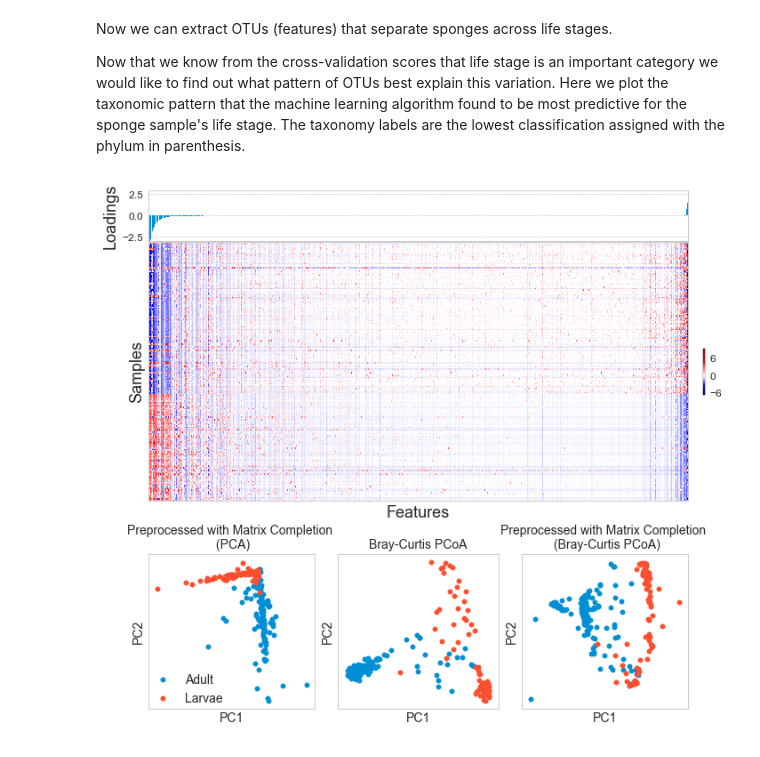
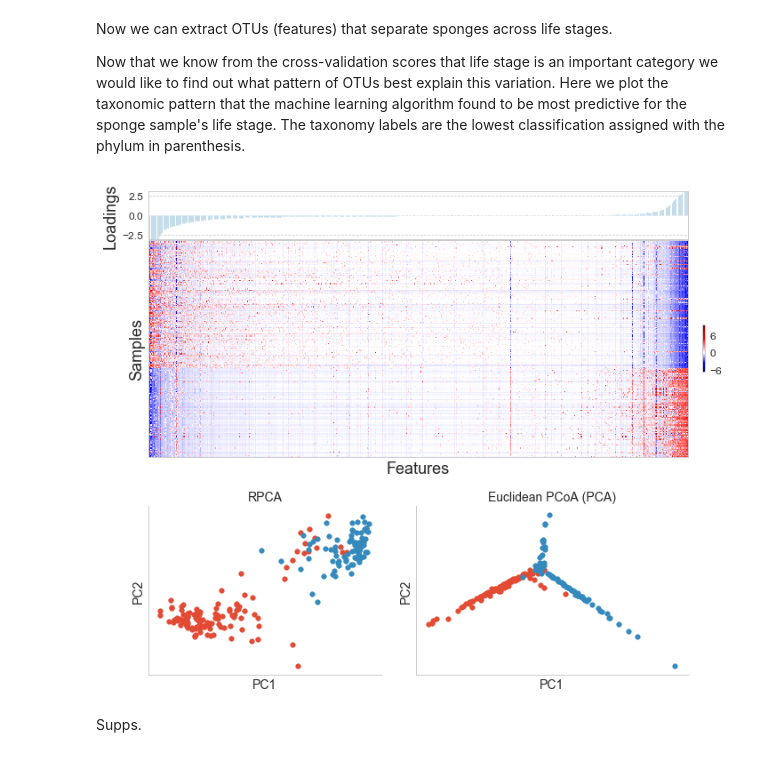
Before and after one commit to biocore/DEICODE, a Jupyter notebook: Examples/sponge_biom.ipynb, the cells around one changed output. Cells and saved outputs as stored; diff of their text form; code cells hidden in the pictures.

Commit message:
adding updated benchmarking and rclr addition to sponges, also format of input for optspace is now nan or zeros

```diff
--- a/Examples/sponge_biom.ipynb
+++ b/Examples/sponge_biom.ipynb
@@ -88,16 +81,19 @@ Now we can extract OTUs (features) that separate sponges across life stages.
  Now that we know from the cross-validation scores that life stage is an important category we would like to find out what pattern of OTUs best explain this variation.  Here we plot the taxonomic pattern that the machine learning algorithm found to be most predictive for the sponge sample's life stage. The taxonomy labels are the lowest classification assigned with the phylum in parenthesis.
 # %%
 # Get the Loading
-otum_comp=otutabledf.copy().as_matrix().astype(np.float64) # make copy for imputation, check type
+table_rclrdf=rclr(otutabledf.copy())
 # return matrix loadings (where U is sample loading and V is OTU loading)
-U, s, V, _ = optspace(otum_comp, r=2, niter=40, tol=1e-8)
+U, s, V, _ = optspace(table_rclrdf.copy(), r=2, niter=5, tol=1e-5)
 sample_loading=pd.DataFrame(U,index=otutabledf.index)
 feature_loading=pd.DataFrame(V,index=otutabledf.columns)
 S=pd.DataFrame(s)
 
-method='braycurtis'
+method='euclidean'
 completedf = pd.DataFrame(U.dot(s).dot(V.T), index=otutabledf.index, columns=otutabledf.columns)
 raw_res = pcoa(DistanceMatrix(pdist(otutabledf.as_matrix(), method),
                               list(otutabledf.index)))
-com_res = pcoa(DistanceMatrix(pdist(completedf.as_matrix(), method),
-                              list(otutabledf.index)))
+
+#save values to df
+feature_loading = feature_loading.sort_values(by=0)
+life_stage = mappingdf['Life Stage'].sort_values()
+sample_loading = sample_loading.rename(columns={0: 'PC1', 1: 'PC2'})
@@ -122,6 +114,8 @@ def plot_lifestage(samples, md, ax):
     ax.scatter(samples.loc[~idx, 'PC1'], samples.loc[~idx, 'PC2'], label='Larvae')
 
     ax.grid()
+    ax.spines['right'].set_visible(False)
+    ax.spines['top'].set_visible(False)
     ax.set_xticks([])
     ax.set_yticks([])
     ax.set_ylabel('PC2', fontsize=14)
@@ -132,6 +126,7 @@ import matplotlib.colors as colors
 import matplotlib.gridspec as gridspec
 from matplotlib import ticker
 
+plt.style.use('ggplot')
 sns.set_style('whitegrid')
 
 class MidpointNormalize(colors.Normalize):
@@ -148,16 +143,15 @@ class MidpointNormalize(colors.Normalize):
 
 fig = plt.figure(figsize=(10, 10), facecolor='white')
 gs = gridspec.GridSpec(100, 100)
-ax_map = plt.subplot(gs[10:60, :97])
+ax_map = plt.subplot(gs[10:55, :97])
 ax_bar = plt.subplot(gs[0:10, :97])
-ax_cbar = plt.subplot(gs[10:60, 97:])
+ax_cbar = plt.subplot(gs[10:55, 97:])
 
-ax_raw_complete = plt.subplot(gs[70:, :30])
-ax_raw_bray = plt.subplot(gs[70:, 34:63])
-ax_bray_complete = plt.subplot(gs[70:, 67:97])
+ax_raw_complete = plt.subplot(gs[65:, :42])
+ax_raw_bray = plt.subplot(gs[65:, 48:97])
 
 ind = np.arange(feature_loading.shape[0])
-ax_bar.bar(ind, feature_loading[0])
+ax_bar.bar(ind, feature_loading[0],color='#1f78b4',alpha=1)
 ax_bar.set_xlim([0, feature_loading.shape[0]])
 ax_bar.set_ylim([feature_loading[0].min(), feature_loading[0].max()])
 ax_bar.set_xticks([])
@@ -168,38 +162,37 @@ ax_bar.set_ylabel('Loadings', fontsize=18)
 ax_bar.tick_params(labelsize=12)
 
 sorted_df = otutabledf.reindex(index=life_stage.index, columns=feature_loading.index)
 img = ax_map.imshow(clr(centralize(sorted_df+1)), aspect='auto',
                     norm=MidpointNormalize(midpoint=0.),
                     interpolation='nearest', cmap='seismic')
 ax_map.set_xticks([])
 ax_map.set_yticks([])
 ax_map.set_xlabel('Features', fontsize=18)
 ax_map.set_ylabel('Samples', fontsize=18)
 ax_map.grid()
 
 cbar = fig.colorbar(img, ax=ax_cbar)
 cbar.ax.tick_params(labelsize=12)
 tick_locator = ticker.MaxNLocator(nbins=3)
 cbar.locator = tick_locator
 cbar.update_ticks()
 ax_cbar.grid()
 ax_cbar.set_xticks([])
 ax_cbar.set_yticks([])
 ax_cbar.axis('off')
 
 ax_cbar.grid()
 ax_cbar.set_xticks([])
 ax_cbar.set_yticks([])
 
 ax_raw_complete = plot_lifestage(sample_loading, mappingdf, ax_raw_complete)
 ax_raw_bray = plot_lifestage(raw_res.samples, mappingdf, ax_raw_bray)
-ax_bray_complete = plot_lifestage(com_res.samples, mappingdf, ax_bray_complete)
-ax_raw_complete.set_title('Preprocessed with Matrix Completion \n (PCA)', fontsize=14)
-ax_raw_bray.set_title('Bray-Curtis PCoA', fontsize=14)
-ax_bray_complete.set_title('Preprocessed with Matrix Completion \n (Bray-Curtis PCoA)', fontsize=14)
-ax_bray_complete.legend(fontsize=12,prop={'size':14}, loc=2,bbox_to_anchor=(-2.3, .3))
-fig.savefig('figure4.pdf')
+ax_raw_complete.set_title('RPCA', fontsize=14)
+ax_raw_bray.set_title('Euclidean PCoA (PCA)', fontsize=14)
+fig.savefig('figures/figure4.png')
 plt.show()
 # %% [output]
-[figure, old version]
+[figure, new version]
+# %% [markdown]
+Supps.
 # %%
```
Also changed, not shown: parts of 6 cells of this notebook, 48 other files.
